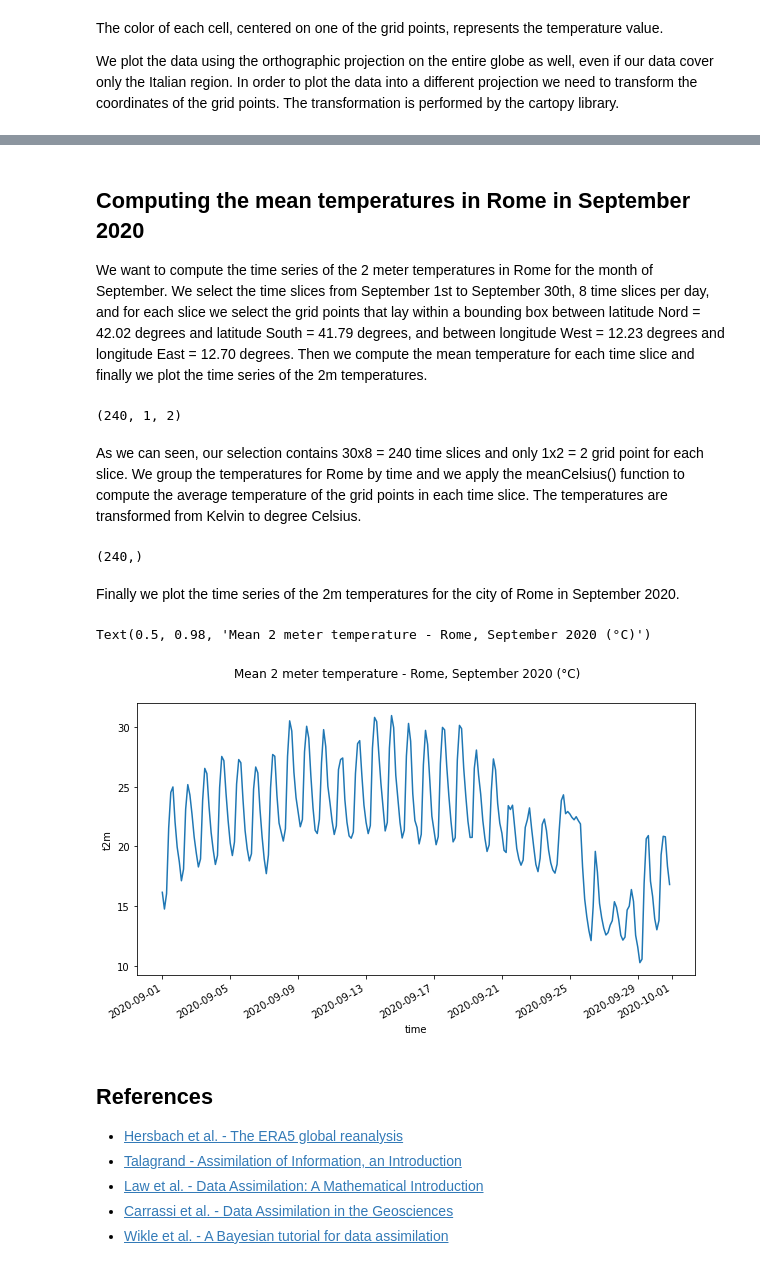
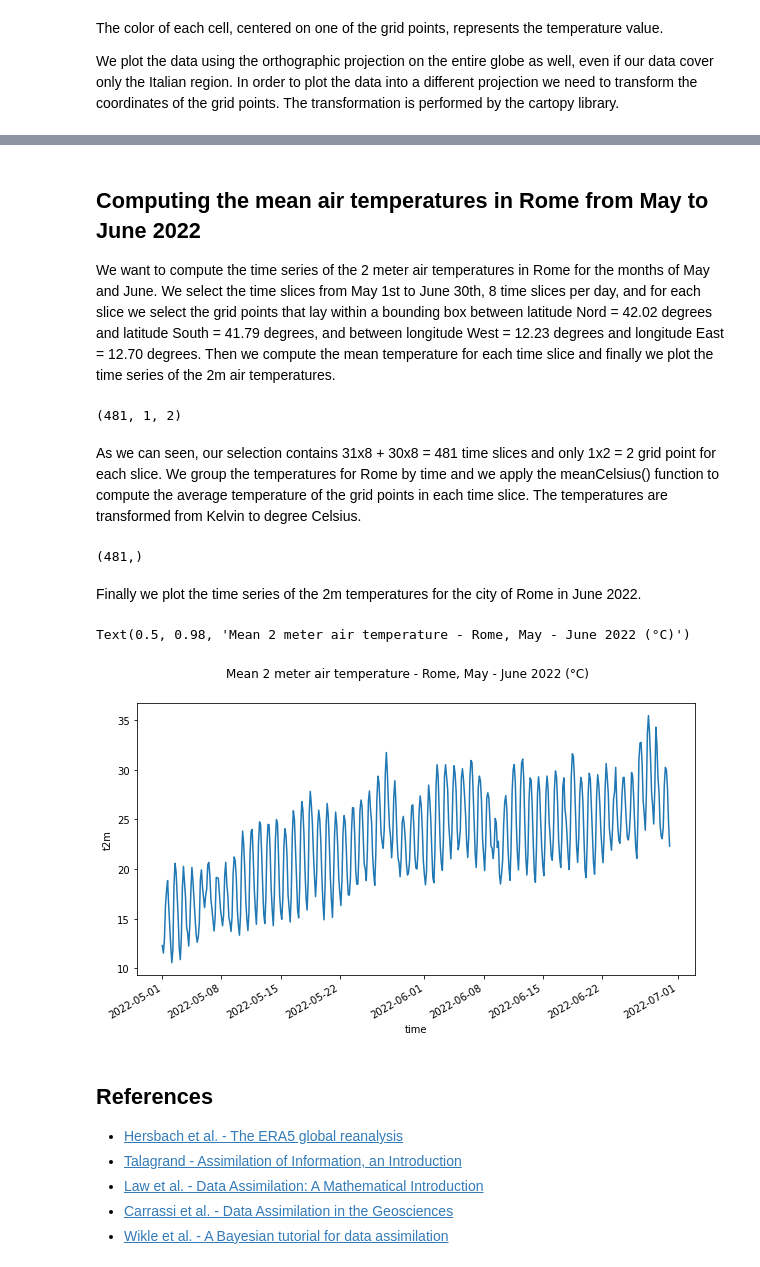
Before and after one commit to luigiselmi/datascience, a Jupyter notebook: python/copernicus/era5_temperature.ipynb, the cells around one changed output, grey strips where cells are left out. Saved outputs shown, nothing was run; the diff lists cells and outputs as text; code cells hidden in the pictures.

```diff
--- a/python/copernicus/era5_temperature.ipynb
+++ b/python/copernicus/era5_temperature.ipynb
@@ -193,20 +201,23 @@ temperature2m.sel(time='2020-09-01T00:00:00').plot.pcolormesh(ax=ax,
 # %% [markdown]
-## Computing the mean temperatures in Rome in September 2020
-We want to compute the time series of the 2 meter temperatures in Rome for the month of September. We select the time slices from September 1st to September 30th, 8 time slices per day, and for each slice we select the grid points that lay within a bounding box between latitude Nord = 42.02 degrees and latitude South = 41.79 degrees, and between longitude West = 12.23 degrees and longitude East = 12.70 degrees. Then we compute the mean temperature for each time slice and finally we plot the time series of the 2m temperatures.
+## Computing the mean air temperatures in Rome from May to June 2022
+We want to compute the time series of the 2 meter air temperatures in Rome for the months of May and June. We select the time slices from May 1st to June 30th, 8 time slices per day, and for each slice we select the grid points that lay within a bounding box between latitude Nord = 42.02 degrees and latitude South = 41.79 degrees, and between longitude West = 12.23 degrees and longitude East = 12.70 degrees. Then we compute the mean temperature for each time slice and finally we plot the time series of the 2m air temperatures.
 # %%
 latN = 42.02
 latS = 41.79
 lonW = 12.23
 lonE = 12.70
 rome_temp = temperature2m.sel(
-                            time = slice('2020-09-01T00:00:00', '2020-09-30T21:00:00'),
+                            time = slice('2022-05-01T00:00:00', '2022-06-30T00:00:00'),
                             latitude = slice(latN, latS),
                             longitude = slice(lonW, lonE))
+
+#rome_temp = temperature2m.sel(time = slice("2022-06-01", "2022-06-02"))
+
 rome_temp.shape
 # %% [output]
-(240, 1, 2)
+(481, 1, 2)
 # %% [markdown]
-As we can seen, our selection contains 30x8 = 240 time slices and only 1x2 = 2 grid point for each slice. We group the temperatures for Rome by time and we apply the meanCelsius() function to compute the average temperature of the grid points in each time slice. The temperatures are transformed from Kelvin to degree Celsius.
+As we can seen, our selection contains 31x8 + 30x8 = 481 time slices and only 1x2 = 2 grid point for each slice. We group the temperatures for Rome by time and we apply the meanCelsius() function to compute the average temperature of the grid points in each time slice. The temperatures are transformed from Kelvin to degree Celsius.
 # %%
 def meanCelsius(t):
     # Computes the mean temperature in Celsius
@@ -215,16 +226,16 @@ def meanCelsius(t):
 rome_mean_temp = rome_temp.groupby('time').apply(meanCelsius)
 rome_mean_temp.shape
 # %% [output]
-(240,)
+(481,)
 # %% [markdown]
-Finally we plot the time series of the 2m temperatures for the city of Rome in September 2020.
+Finally we plot the time series of the 2m temperatures for the city of Rome in June 2022.
 # %%
 fig = plt.figure(figsize=(10, 5))
 rome_mean_temp.plot.line()
-plt.suptitle("Mean 2 meter temperature - Rome, September 2020 (°C)")
+plt.suptitle("Mean 2 meter air temperature - Rome, May - June 2022 (°C)")
 # %% [output]
-Text(0.5, 0.98, 'Mean 2 meter temperature - Rome, September 2020 (°C)')
+Text(0.5, 0.98, 'Mean 2 meter air temperature - Rome, May - June 2022 (°C)')
-[figure, old version]
+[figure, new version]
 # %% [markdown]
 ## References
 - [Hersbach et al. - The ERA5 global reanalysis](https://rmets.onlinelibrary.wiley.com/doi/epdf/10.1002/qj.3803)
```
Also changed, not shown: parts of 13 cells of this notebook.
